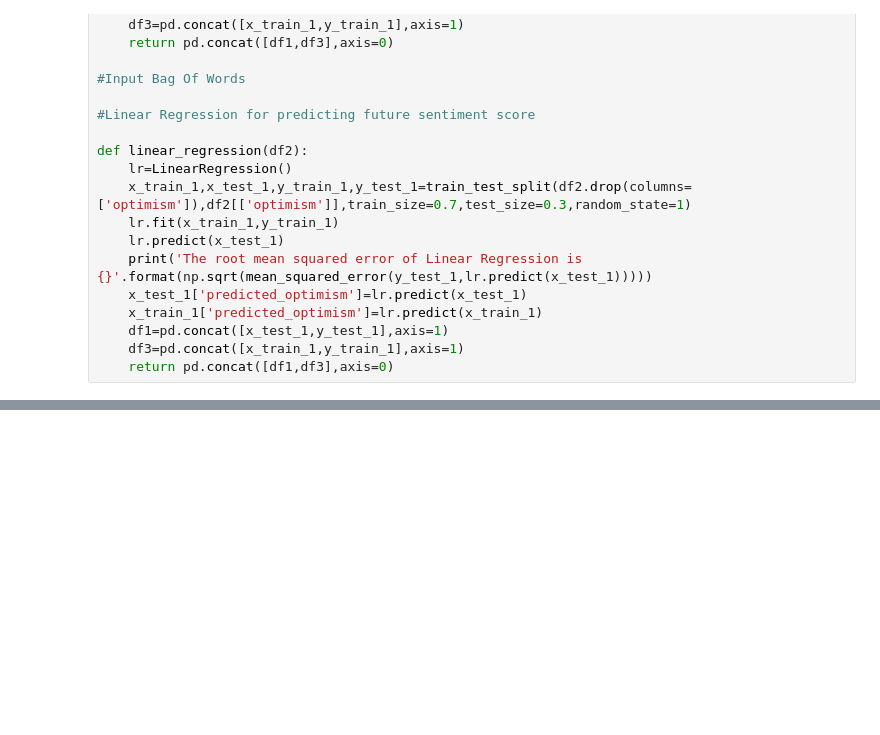
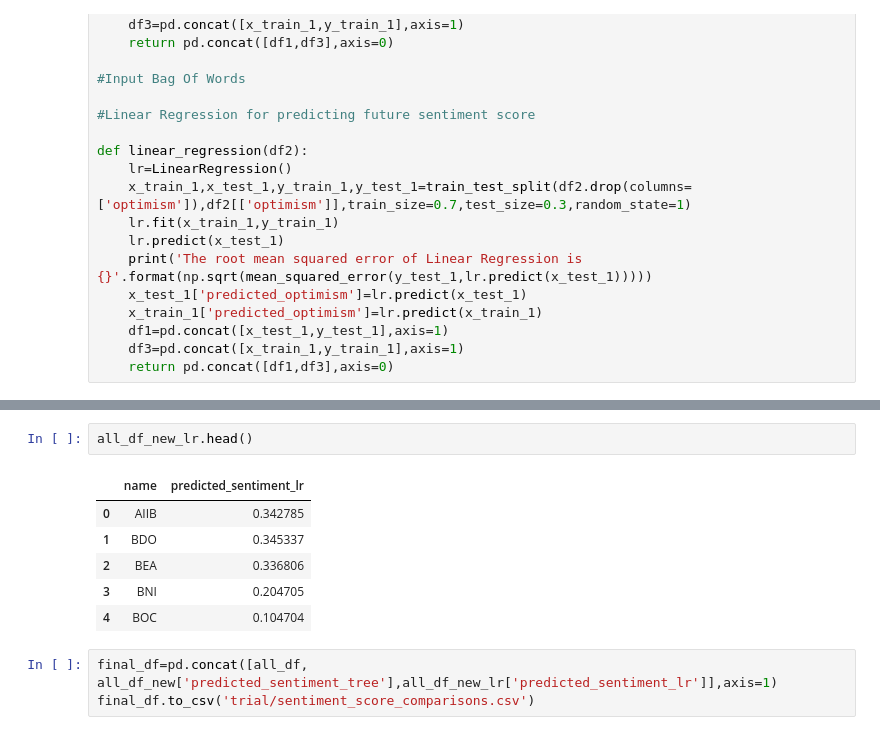
Before and after one commit to cl-xy/bt4103_esg, a Jupyter notebook: WIN_BT4103_Decarbonization.ipynb, the cells around one changed output, grey strips where cells are left out. Saved outputs shown, nothing was run; the diff lists cells and outputs as text; blank space fills up the shorter version.

```diff
--- a/WIN_BT4103_Decarbonization.ipynb
+++ b/WIN_BT4103_Decarbonization.ipynb
@@ -1144,0 +896,12 @@ def linear_regression(df2):
+# %%
+all_df_new_lr.head()
+# %% [output]
+|  | name | predicted_sentiment_lr |
+| 0 | AIIB | 0.342785 |
+| 1 | BDO | 0.345337 |
+| 2 | BEA | 0.336806 |
+| 3 | BNI | 0.204705 |
+| 4 | BOC | 0.104704 |
+# %%
+final_df=pd.concat([all_df, all_df_new['predicted_sentiment_tree'],all_df_new_lr['predicted_sentiment_lr']],axis=1)
+final_df.to_csv('trial/sentiment_score_comparisons.csv')
```
Also changed, not shown: parts of 119 cells of this notebook.
